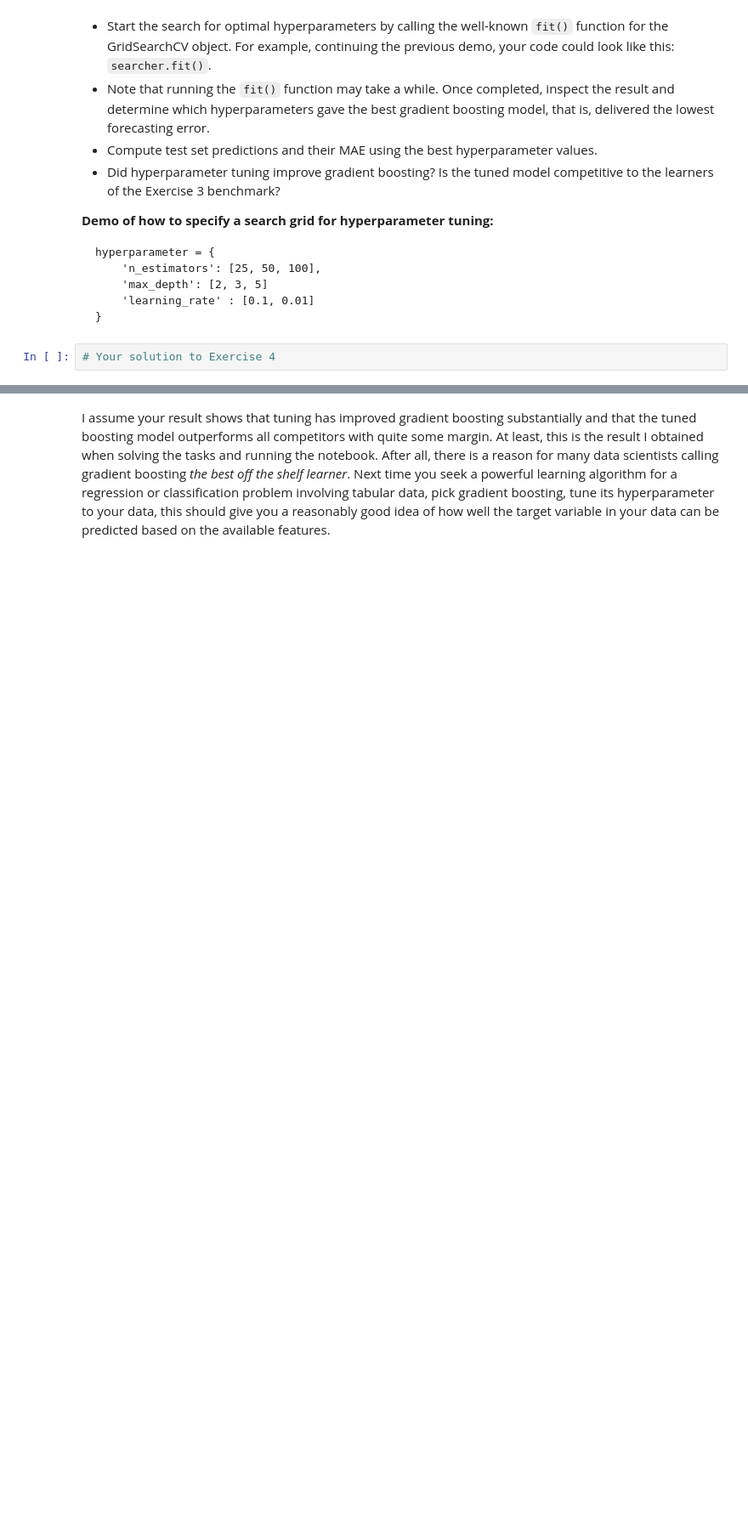
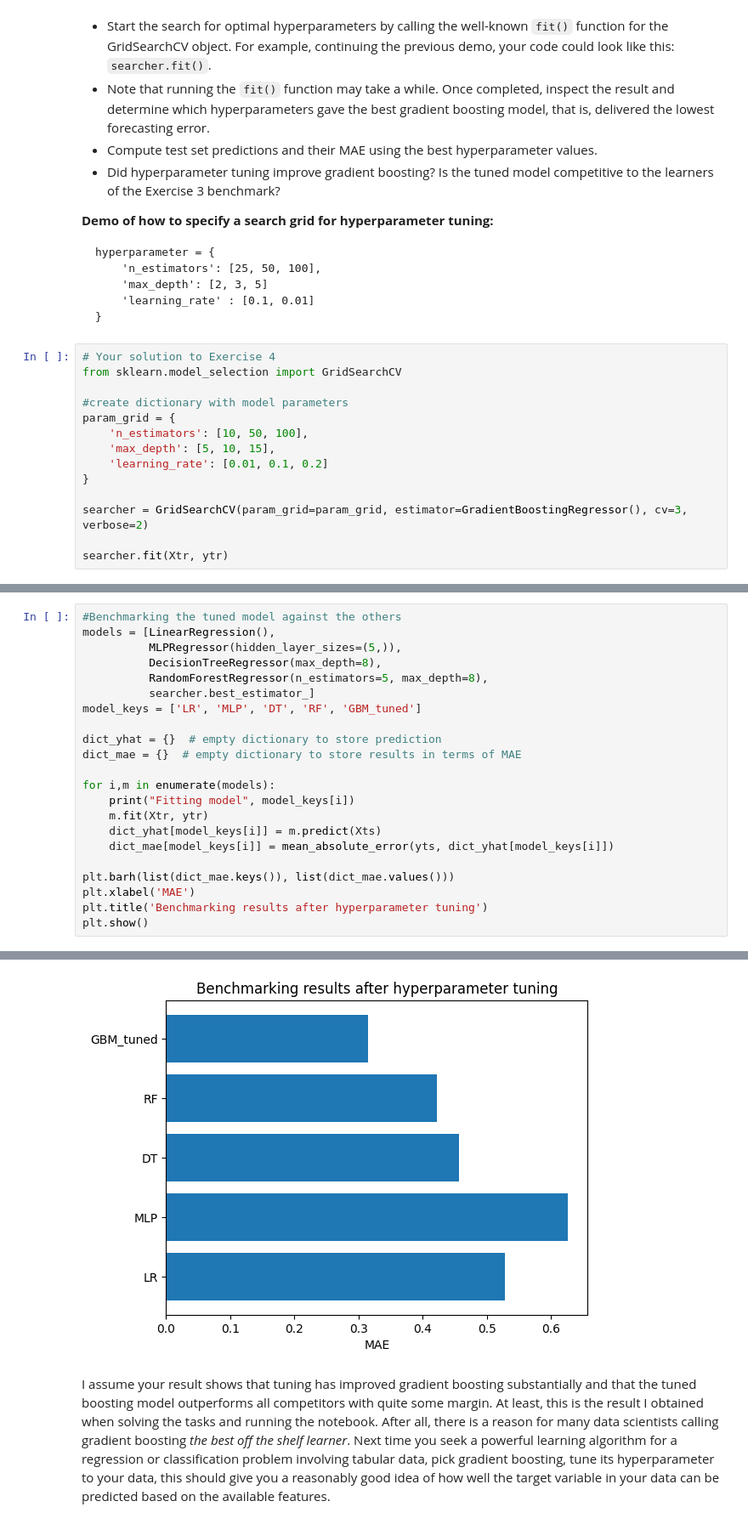
Before and after one commit to Fix-Seb/ESMT_IML, a Jupyter notebook: notebooks/p5_putting_everything_together.ipynb, the cells around one changed output, grey strips where cells are left out. Shown: that part at 85% size. Saved outputs shown, nothing was run; the diff lists cells and outputs as text; blank space fills up the shorter version.

````diff
--- a/notebooks/p5_putting_everything_together.ipynb
+++ b/notebooks/p5_putting_everything_together.ipynb
@@ -193,3 +224,15 @@ hyperparameter = {
 ```
 # %%
 # Your solution to Exercise 4
+from sklearn.model_selection import GridSearchCV
+
+#create dictionary with model parameters
+param_grid = {
+    'n_estimators': [10, 50, 100],
+    'max_depth': [5, 10, 15],
+    'learning_rate': [0.01, 0.1, 0.2]
+}
+
+searcher = GridSearchCV(param_grid=param_grid, estimator=GradientBoostingRegressor(), cv=3, verbose=2)
+
+searcher.fit(Xtr, ytr)
@@ -195,0 +262,23 @@ hyperparameter = {
+# %%
+#Benchmarking the tuned model against the others
+models = [LinearRegression(),
+          MLPRegressor(hidden_layer_sizes=(5,)),
+          DecisionTreeRegressor(max_depth=8),
+          RandomForestRegressor(n_estimators=5, max_depth=8),
+          searcher.best_estimator_]
+model_keys = ['LR', 'MLP', 'DT', 'RF', 'GBM_tuned']
+
+dict_yhat = {}  # empty dictionary to store prediction
+dict_mae = {}  # empty dictionary to store results in terms of MAE
+
+for i,m in enumerate(models):
+    print("Fitting model", model_keys[i])
+    m.fit(Xtr, ytr)
+    dict_yhat[model_keys[i]] = m.predict(Xts)
+    dict_mae[model_keys[i]] = mean_absolute_error(yts, dict_yhat[model_keys[i]])
+
+plt.barh(list(dict_mae.keys()), list(dict_mae.values()))
+plt.xlabel('MAE')
+plt.title('Benchmarking results after hyperparameter tuning')
+plt.show()
+# %% [output]
@@ -196,3 +290,4 @@ hyperparameter = {
+[figure, added]
 # %% [markdown]
 I assume your result shows that tuning has improved gradient boosting substantially and that the tuned boosting model outperforms all competitors with quite some margin. At least, this is the result I obtained when solving the tasks and running the notebook. After all, there is a reason for many data scientists calling gradient boosting *the best off the shelf learner*. Next time you seek a powerful learning algorithm for a regression or classification problem involving tabular data, pick gradient boosting, tune its hyperparameter to your data, this should give you a reasonably good idea of how well the target variable in your data can be predicted based on the available features.
 # %% [markdown]
````
Also changed, not shown: parts of 7 cells of this notebook.
